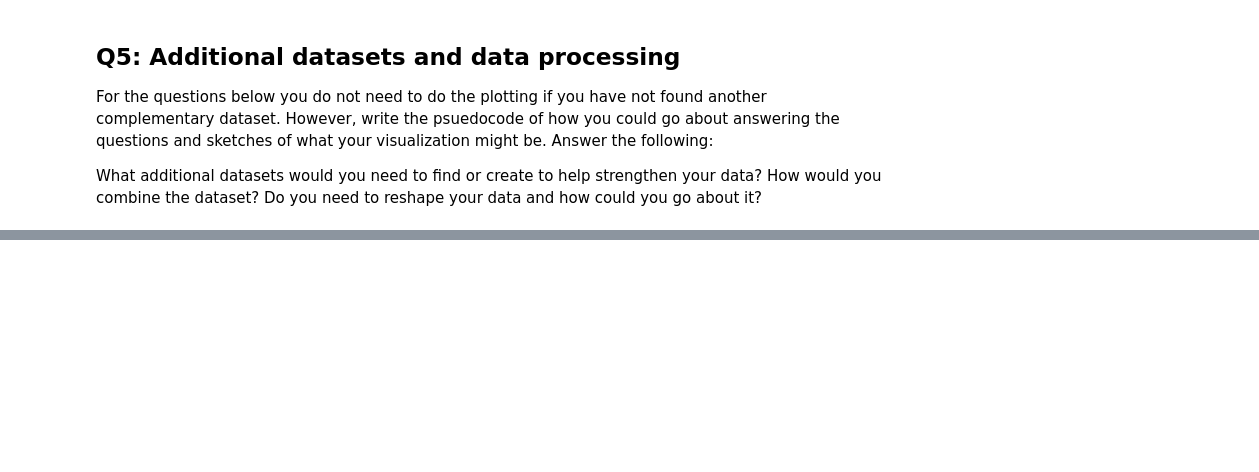
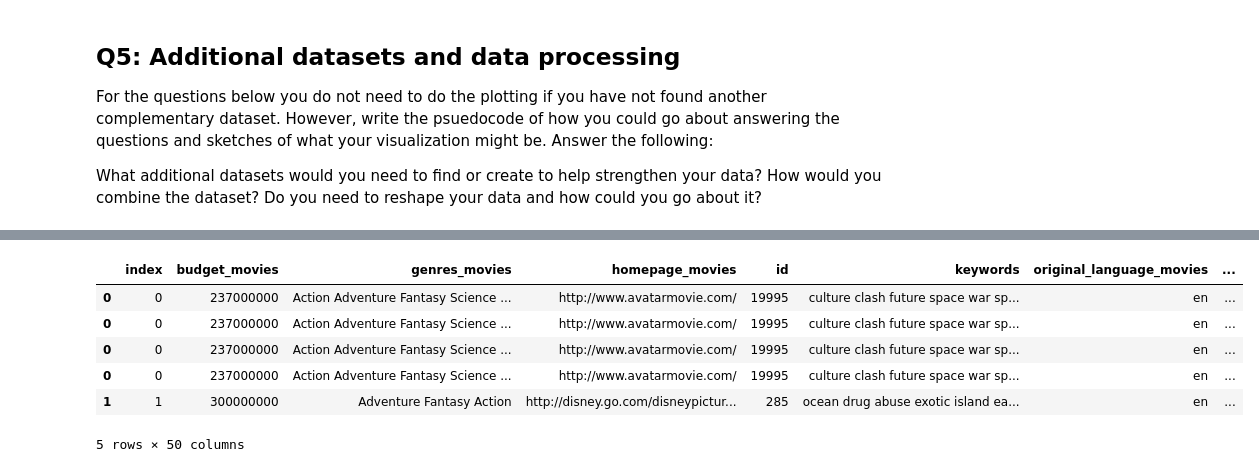
Before and after one commit to CS133-DataVisualization/term-project-team-8, a Jupyter notebook: Project Assignments/P2_categorical_interactive_transform.ipynb, the cells around one changed output, grey strips where cells are left out. Saved outputs shown, nothing was run; the diff lists cells and outputs as text; code cells hidden in the pictures; blank space fills up the shorter version.

```diff
--- a/Project Assignments/Copy_of_P2_categorical_interactive_transform.ipynb
+++ b/Project Assignments/P2_categorical_interactive_transform.ipynb
@@ -160,0 +131,58 @@ NameError: name 'load_huggingface_dataset' is not defined
+# %%
+import pandas as pd
+import ast
+
+# Load datasets
+movies_df = pd.read_csv("movies.csv")
+metadata_df = pd.read_csv("movies_metadata.csv")
+
+# Convert the ids into numbers
+movies_df["id"] = pd.to_numeric(movies_df["id"], errors="coerce")
+metadata_df["id"] = pd.to_numeric(metadata_df["id"], errors="coerce")
+## remove movies rows with missing ids
+movies_df = movies_df.dropna(subset=["id"])
+metadata_df = metadata_df.dropna(subset=["id"])
+
+# Drop duplicate IDs
+movies_df = movies_df.drop_duplicates(subset="id")
+metadata_df = metadata_df.drop_duplicates(subset="id")
+
+# Merge datasets
+df = movies_df.merge(metadata_df, on="id", how="left", suffixes=("_movies", "_meta"))
+
+# Convert text into python data
+def safe_parse(x):
+    if pd.isna(x):
+        return []
+    try:
+        return ast.literal_eval(x)
+    except:
+        return []
+
+# Extract genres
+df["genre_names"] = df["genres_meta"].apply(
+    lambda x: [g["name"] for g in safe_parse(x)] if isinstance(safe_parse(x), list) else []
+)
+
+# Extract collection name
+df["collection_name"] = df["belongs_to_collection"].apply(
+    lambda x: safe_parse(x).get("name") if isinstance(safe_parse(x), dict) else None
+)
+
+# Extract spoken languages
+df["spoken_language_names"] = df["spoken_languages_meta"].apply(
+    lambda x: [lang["name"] for lang in safe_parse(x)] if isinstance(safe_parse(x), list) else []
+)
+
+# Explode genres
+df_exploded = df.explode("genre_names")
+
+df_exploded.head()
+# %% [output]
+|  | index | budget_movies | genres_movies | homepage_movies | id | keywords | original_language_movies | ... |
+| 0 | 0 | 237000000 | Action Adventure Fantasy Science ... | http://www.avatarmovie.com/ | 19995 | culture clash future space war sp... | en | ... |
+| 0 | 0 | 237000000 | Action Adventure Fantasy Science ... | http://www.avatarmovie.com/ | 19995 | culture clash future space war sp... | en | ... |
+| 0 | 0 | 237000000 | Action Adventure Fantasy Science ... | http://www.avatarmovie.com/ | 19995 | culture clash future space war sp... | en | ... |
+| 0 | 0 | 237000000 | Action Adventure Fantasy Science ... | http://www.avatarmovie.com/ | 19995 | culture clash future space war sp... | en | ... |
+| 1 | 1 | 300000000 | Adventure Fantasy Action | http://disney.go.com/disneypictur... | 285 | ocean drug abuse exotic island ea... | en | ... |
+5 rows × 50 columns
```
Also changed, not shown: parts of 4 cells of this notebook.
